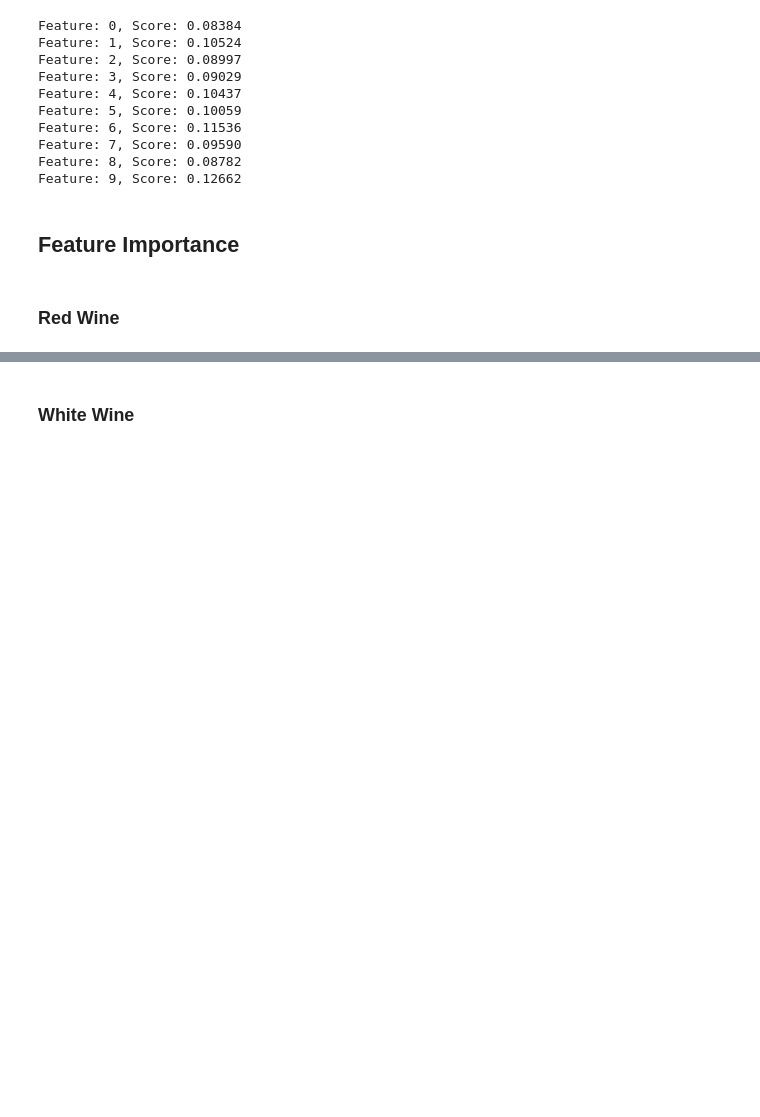
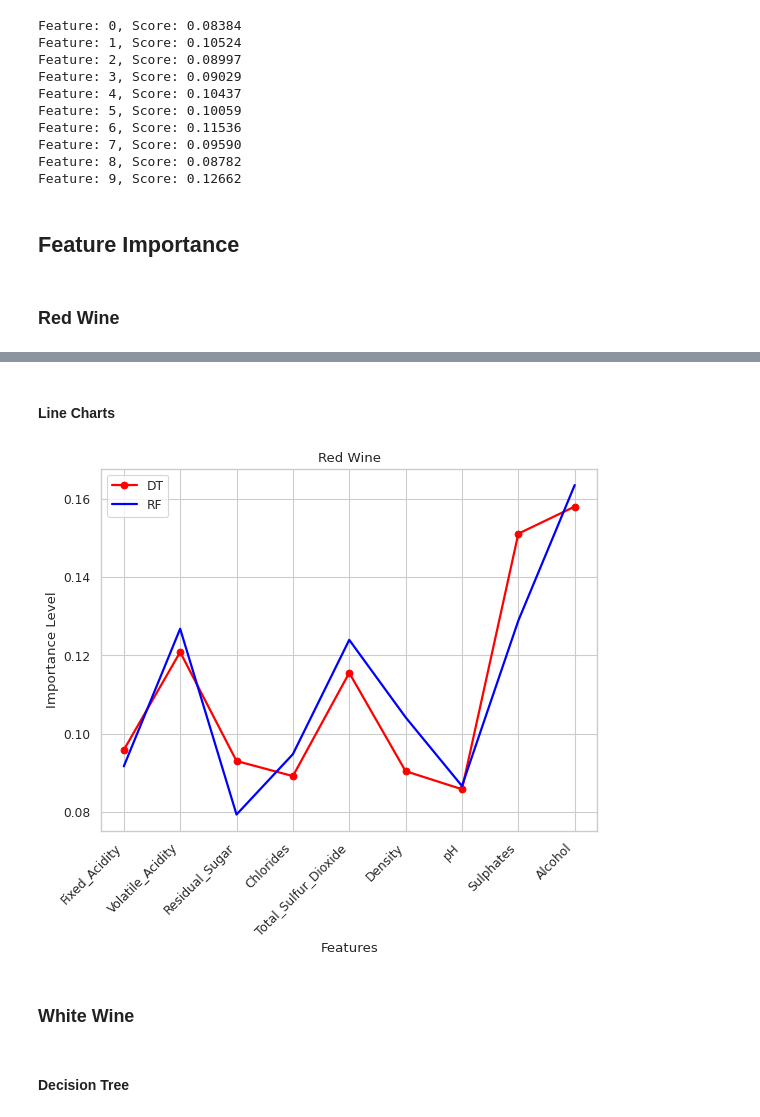
Before and after one commit to timc823/IST347, a Jupyter notebook: Project/Project.ipynb, the cells around one changed output, grey strips where cells are left out. Saved outputs shown, nothing was run; the diff lists cells and outputs as text; code cells hidden in the pictures; blank space fills up the shorter version.

```diff
--- a/Project/Project.ipynb
+++ b/Project/Project.ipynb
@@ -758,5 +768,22 @@ barplot(red_X.columns, red_rf_imp, 45, 'Red Wine Random Forest Freature Importan
+# %% [markdown]
+#### Line Charts
+# %%
+# Red Wine Line Charts
+plt.figure(figsize=(8, 6), dpi=80)
+plt.plot( red_X.columns, red_dt_imp, marker='o', color='red', linewidth=2)
+plt.plot( red_X.columns, red_rf_imp, marker='', color='blue', linewidth=2)
+plt.xticks(rotation = 45,horizontalalignment="right")
+plt.title('Red Wine')
+plt.xlabel('Features')
+plt.ylabel('Importance Level')
+plt.legend(['DT', 'RF'])
+plt.show()
+# %% [output]
+[figure, added]
 # %% [markdown]
 ### White Wine
+# %% [markdown]
+#### Decision Tree
 # %%
 barplot(white_X.columns, white_dt_imp,45, 'White Wine Decision Tree Freature Importance')
 # %% [output]
```
Also changed, not shown: parts of 16 cells of this notebook.
